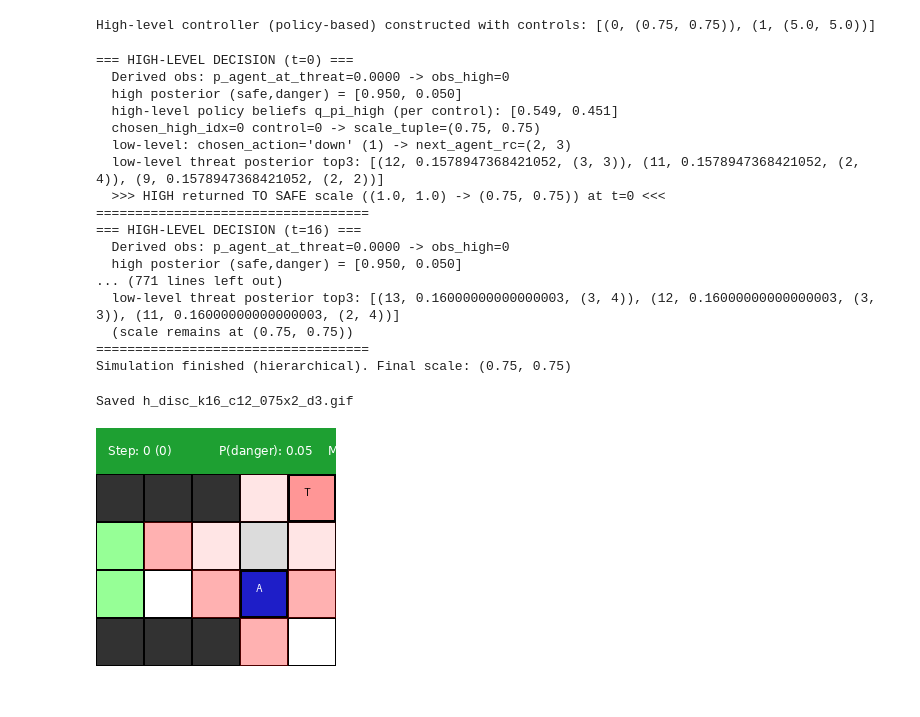
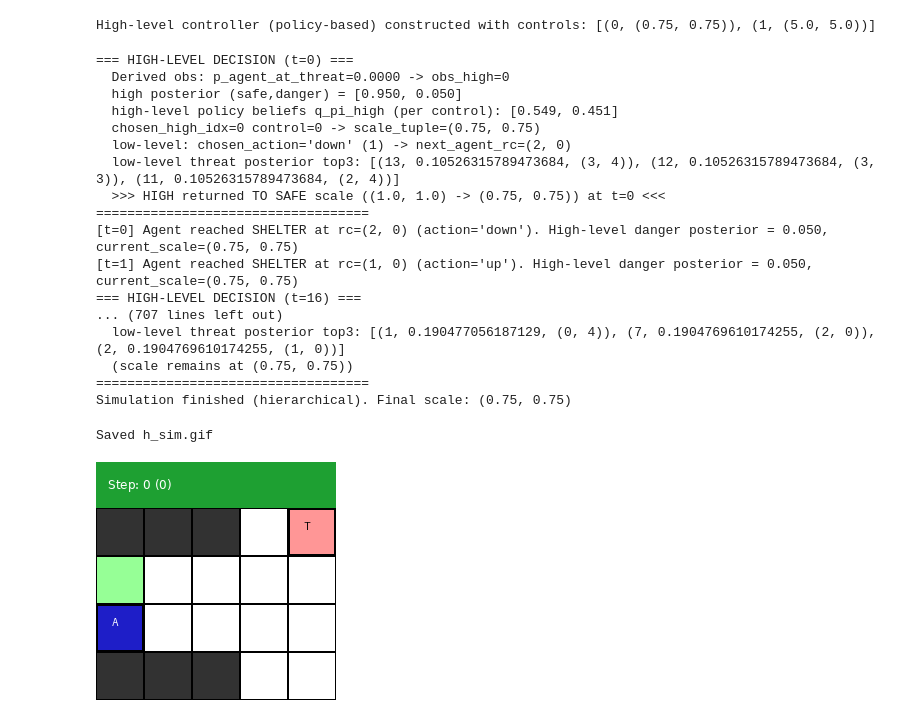
Before and after one commit to hridaik/social-defeat, a Jupyter notebook: threat_hierachical_discrete.ipynb, the cells around one changed output. Cells and saved outputs as stored; diff of their text form; code cells hidden in the pictures.

Commit message:
Visualizing internal working

```diff
--- a/threat_hierachical_discrete.ipynb
+++ b/threat_hierachical_discrete.ipynb
@@ -840,15 +832,10 @@ frames = []
 history = {'true_state':[], 'beliefs':[], 'actions':[], 'policy_idx':[], 'E_counts':[]}
 
 # pick initial true positions as before (keeps your code)
-true_agent_pos = leftcol_states[0]
+true_agent_pos = rc_to_state_idx(1, 0)
 true_threat_pos = rightcol_states[0]
 if len(leftcol_states) > 0:
     true_shelter_pos = np.array(leftcol_states, dtype=int)
-
-if np.isclose(np.sum(D_agent), 1.0) and np.max(D_agent) == 1.0:
-    true_agent_pos = int(np.argmax(D_agent))
-else:
-    true_agent_pos = int(np.random.choice(n_agent, p=D_agent))
 
 visited = {true_agent_pos}
 
@@ -969,7 +956,7 @@ for t in range(max_steps):
 
     # render frame for visualization later
     frame_img = render_grid_frame_arena(true_agent_pos, true_threat_pos, true_shelter_pos, visited, t,
-                                   threat_posterior=agent_obj.qs[1],
+                                #    threat_posterior=agent_obj.qs[1],
                                    cell_size=48,
                                    high_level_mode=("DANGER" if current_scale[0]>1.0 else "SAFE"),
                                    current_scale=current_scale,
@@ -992,24 +979,24 @@ print("Simulation finished (hierarchical). Final scale:", current_scale)
   high posterior (safe,danger) = [0.950, 0.050]
   high-level policy beliefs q_pi_high (per control): [0.549, 0.451]
   chosen_high_idx=0 control=0 -> scale_tuple=(0.75, 0.75)
-  low-level: chosen_action='down' (1) -> next_agent_rc=(2, 3)
-  low-level threat posterior top3: [(12, 0.1578947368421052, (3, 3)), (11, 0.1578947368421052, (2, 4)), (9, 0.1578947368421052, (2, 2))]
+  low-level: chosen_action='down' (1) -> next_agent_rc=(2, 0)
+  low-level threat posterior top3: [(13, 0.10526315789473684, (3, 4)), (12, 0.10526315789473684, (3, 3)), (11, 0.10526315789473684, (2, 4))]
   >>> HIGH returned TO SAFE scale ((1.0, 1.0) -> (0.75, 0.75)) at t=0 <<<
 ===================================
+[t=0] Agent reached SHELTER at rc=(2, 0) (action='down'). High-level danger posterior = 0.050, current_scale=(0.75, 0.75)
+[t=1] Agent reached SHELTER at rc=(1, 0) (action='up'). High-level danger posterior = 0.050, current_scale=(0.75, 0.75)
 === HIGH-LEVEL DECISION (t=16) ===
-  Derived obs: p_agent_at_threat=0.0000 -> obs_high=0
-  high posterior (safe,danger) = [0.950, 0.050]
-... (771 lines left out)
-  low-level threat posterior top3: [(13, 0.16000000000000003, (3, 4)), (12, 0.16000000000000003, (3, 3)), (11, 0.16000000000000003, (2, 4))]
+... (707 lines left out)
+  low-level threat posterior top3: [(1, 0.190477056187129, (0, 4)), (7, 0.1904769610174255, (2, 0)), (2, 0.1904769610174255, (1, 0))]
   (scale remains at (0.75, 0.75))
 ===================================
 Simulation finished (hierarchical). Final scale: (0.75, 0.75)
 # %%
 # BLOCK 8: save gif and print top habit policies
-gif_path = "h_disc_k16_c12_075x2_d3.gif"
+gif_path = "h_sim.gif"
 imageio.mimsave(gif_path, frames, fps=10)
 print(f"Saved {gif_path}")
 display(Image(gif_path))
 # %% [output]
-Saved h_disc_k16_c12_075x2_d3.gif
+Saved h_sim.gif
-[figure, old version]
+[figure, new version]
```
Also changed, not shown: parts of 4 cells of this notebook, 5 other files.
